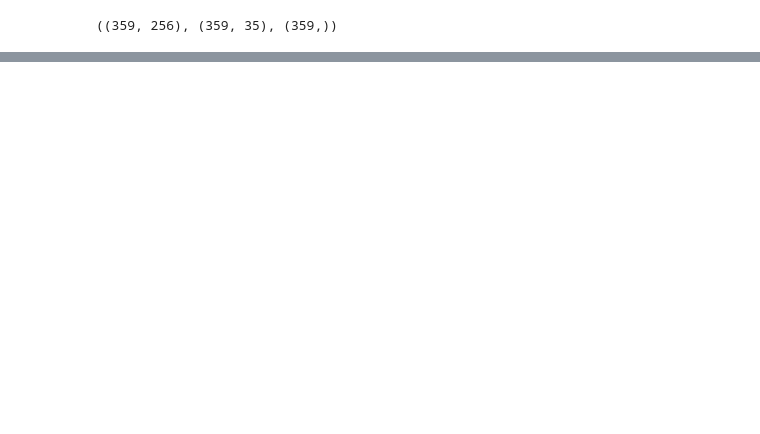
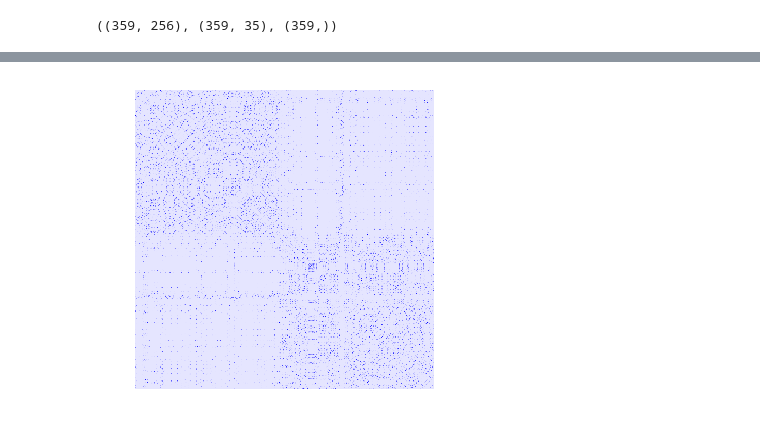
Before and after one commit to bx3/EE595, a Jupyter notebook: unsupervised_learning.ipynb, the cells around one changed output, grey strips where cells are left out. Saved outputs shown, nothing was run; the diff lists cells and outputs as text; code cells hidden in the pictures; blank space fills up the shorter version.

```diff
--- a/unsupervised_learning.ipynb
+++ b/unsupervised_learning.ipynb
@@ -68,0 +85,14 @@ plt.show()
+# %%
+D_map = pairwise_distances(F_reduced, squared=True)
+P_map_binary = _joint_probabilities(D_map, 30., False)
+
+P_map = squareform(P_map_binary)
+#P_map = _joint_probabilities_constant_sigma(D_map, 0.01)
+
+pal = sns.light_palette("blue", as_cmap=True)
+
+plt.imshow(P_map, interpolation='none', cmap=pal)
+plt.axis('off')
+plt.show()
+# %% [output]
+[figure, added]
```
Also changed, not shown: parts of 4 cells of this notebook, 1 other file.
